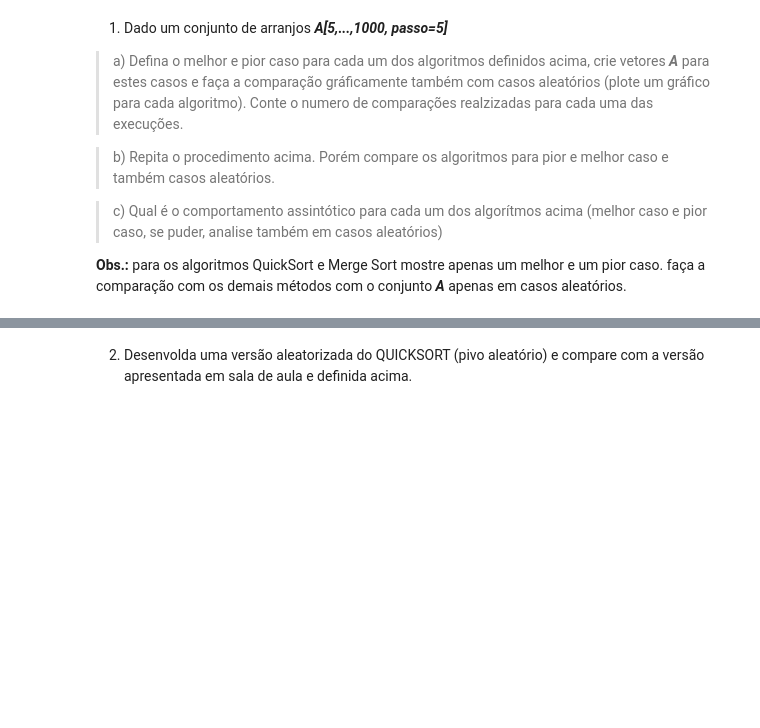
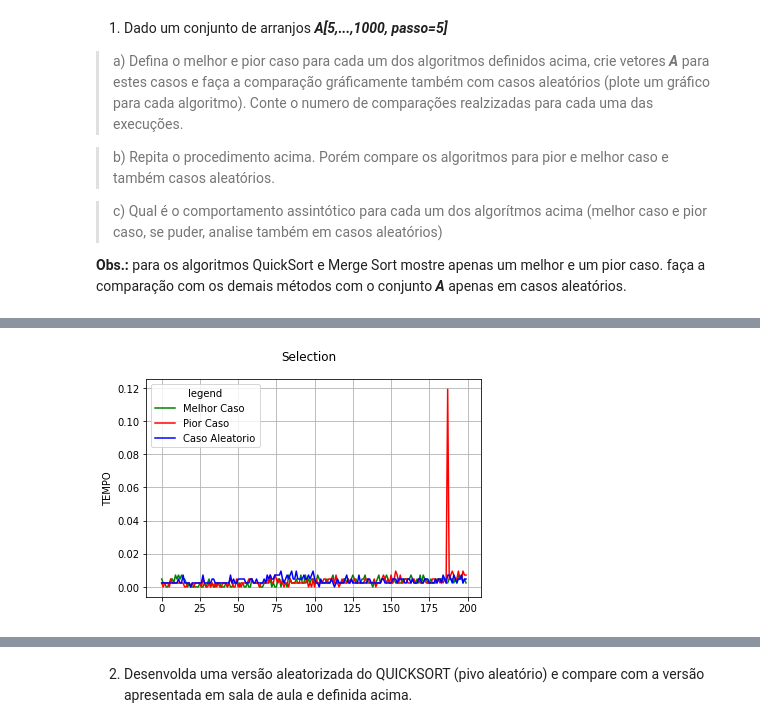
Before and after one commit to okellyson/CPA-EFC1, a Jupyter notebook: EFC1_GCC_253.ipynb, the cells around one changed output, grey strips where cells are left out. Cells and saved outputs as stored; diff of their text form; code cells hidden in the pictures; blank space fills up the shorter version.

```diff
--- a/EFC1_GCC_253.ipynb
+++ b/EFC1_GCC_253.ipynb
@@ -350,0 +460,4 @@ makeGraphicQuick(RunMerge,'MergeSort')
+# %%
+makeGraphicTime(selection_sort,'Selection')
+# %% [output]
+[figure, added]
```
Also changed, not shown: parts of 23 cells of this notebook.
